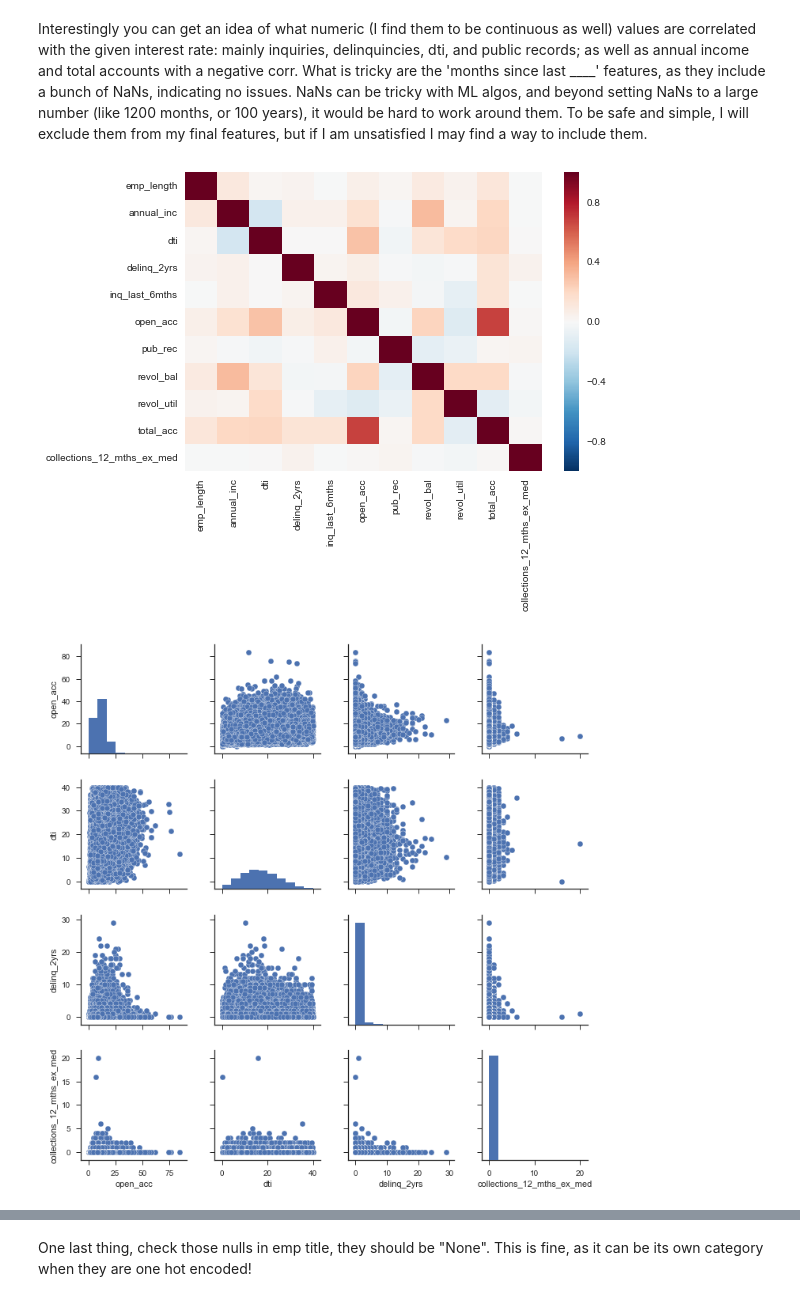
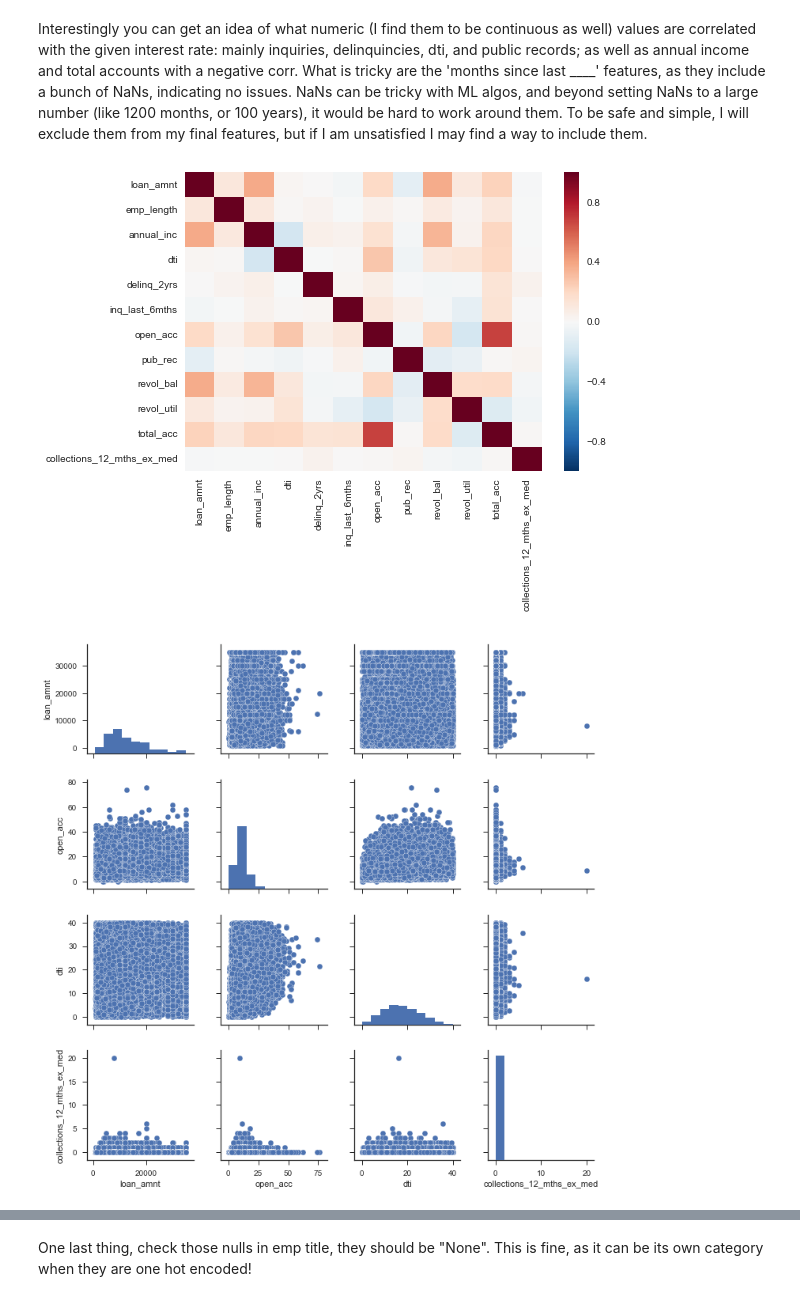
Before and after one commit to mccormd1/LCandR, a Jupyter notebook: LC_python/Data Cleaning.ipynb, the cells around one changed output, grey strips where cells are left out. Cells and saved outputs as stored; diff of their text form; code cells hidden in the pictures.

Commit message:
Finishing classification and predicting new loans

```diff
--- a/LC_python/Data Cleaning.ipynb
+++ b/LC_python/Data Cleaning.ipynb
@@ -495,6 +495,9 @@ feat_inform
 | 620013 | 36441262 | 24000.0 | 36 | 11.99 | 797.03 | Director of Maintenance | 10.0 | MORTGAGE | 79000.00 | ... |
 | 620014 | 36271262 | 20000.0 | 36 | 11.99 | 664.20 | Manager Hotel Operations Oasis | 10.0 | RENT | 100000.00 | ... |
 369269 rows × 42 columns
+# %%
+feat_inform=feat_inform.query('purpose=="credit_card" | purpose=="debt_consolidation"')
+feat_inform=feat_inform.query('home_ownership!="ANY" &home_ownership!="OTHER"& home_ownership!="NONE"')
 # %%
 %matplotlib inline
 import matplotlib.pyplot as plt
@@ -566,7 +569,7 @@ sns.heatmap(corr)
 # %% [markdown]
 Interestingly you can get an idea of what numeric (I find them to be continuous as well) values are correlated with the given interest rate: mainly inquiries, delinquincies, dti, and public records; as well as annual income and total accounts with a negative corr. What is tricky are the 'months since last ____' features, as they include a bunch of NaNs, indicating no issues. NaNs can be tricky with ML algos, and beyond setting NaNs to a large number (like 1200 months, or 100 years), it would be hard to work around them. To be safe and simple, I will exclude them from my final features, but if I am unsatisfied I may find a way to include them.
 # %%
-keepfeat=['emp_title', 'emp_length', 'home_ownership',
+keepfeat=['loan_amnt', 'emp_title', 'emp_length', 'home_ownership',
        'annual_inc','purpose',
        'addr_state', 'dti', 'delinq_2yrs', 'earliest_cr_line',
        'inq_last_6mths','open_acc', 'pub_rec', 'revol_bal',
@@ -576,12 +579,12 @@ features=feat_inform[keepfeat]
 corr=features.corr()
 g=sns.heatmap(corr)
 # %% [output]
-[figure, old version]
+[figure, new version]
 # %%
 sns.set(style="ticks", color_codes=True)
-g=sns.pairplot(features,vars=['open_acc', 'dti','delinq_2yrs','collections_12_mths_ex_med'])
+g=sns.pairplot(features,vars=['loan_amnt' ,'open_acc', 'dti','collections_12_mths_ex_med'])
 # %% [output]
-[figure, old version]
+[figure, new version]
 # %%
 features.isnull().sum()
 # %% [output]
```
Also changed, not shown: parts of 6 cells of this notebook, 3 other files.
